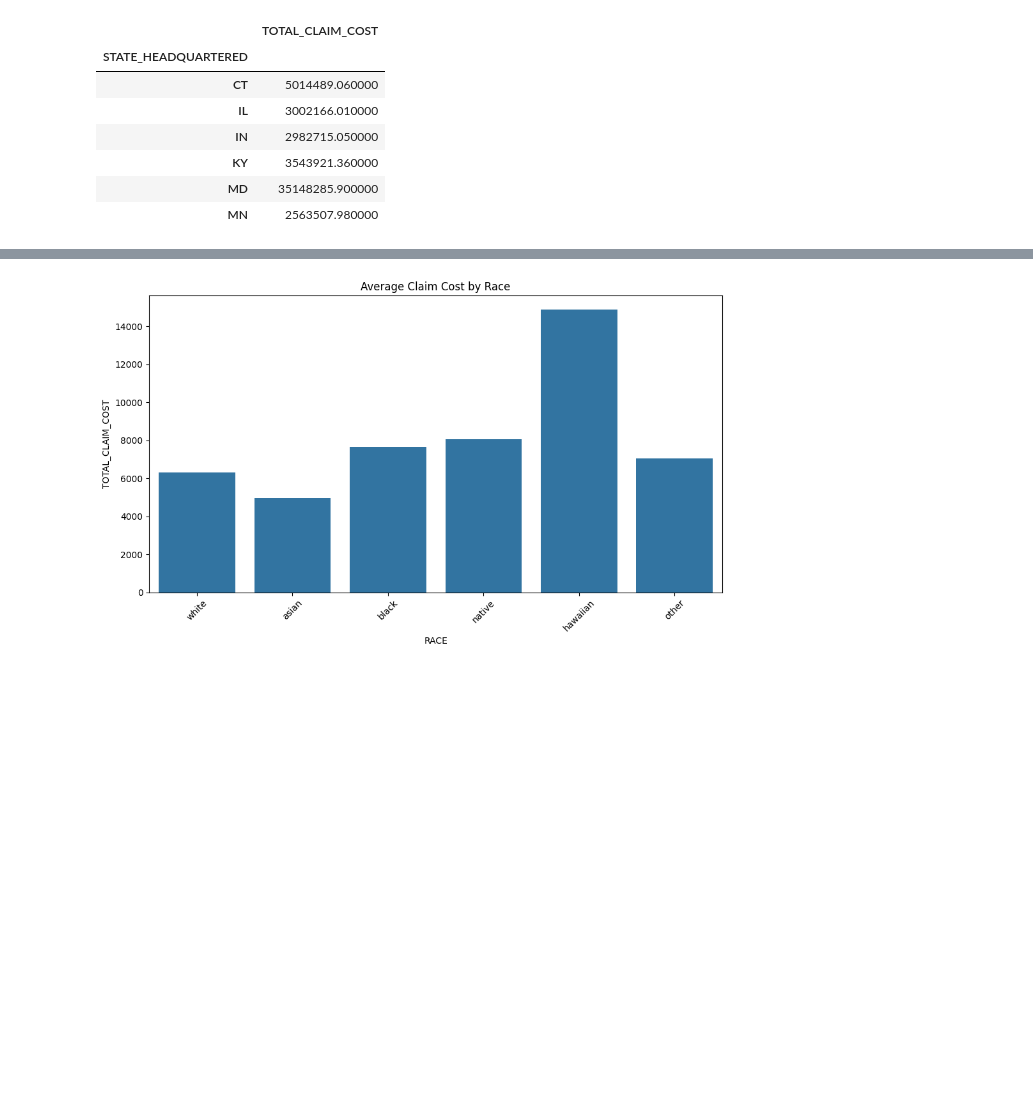
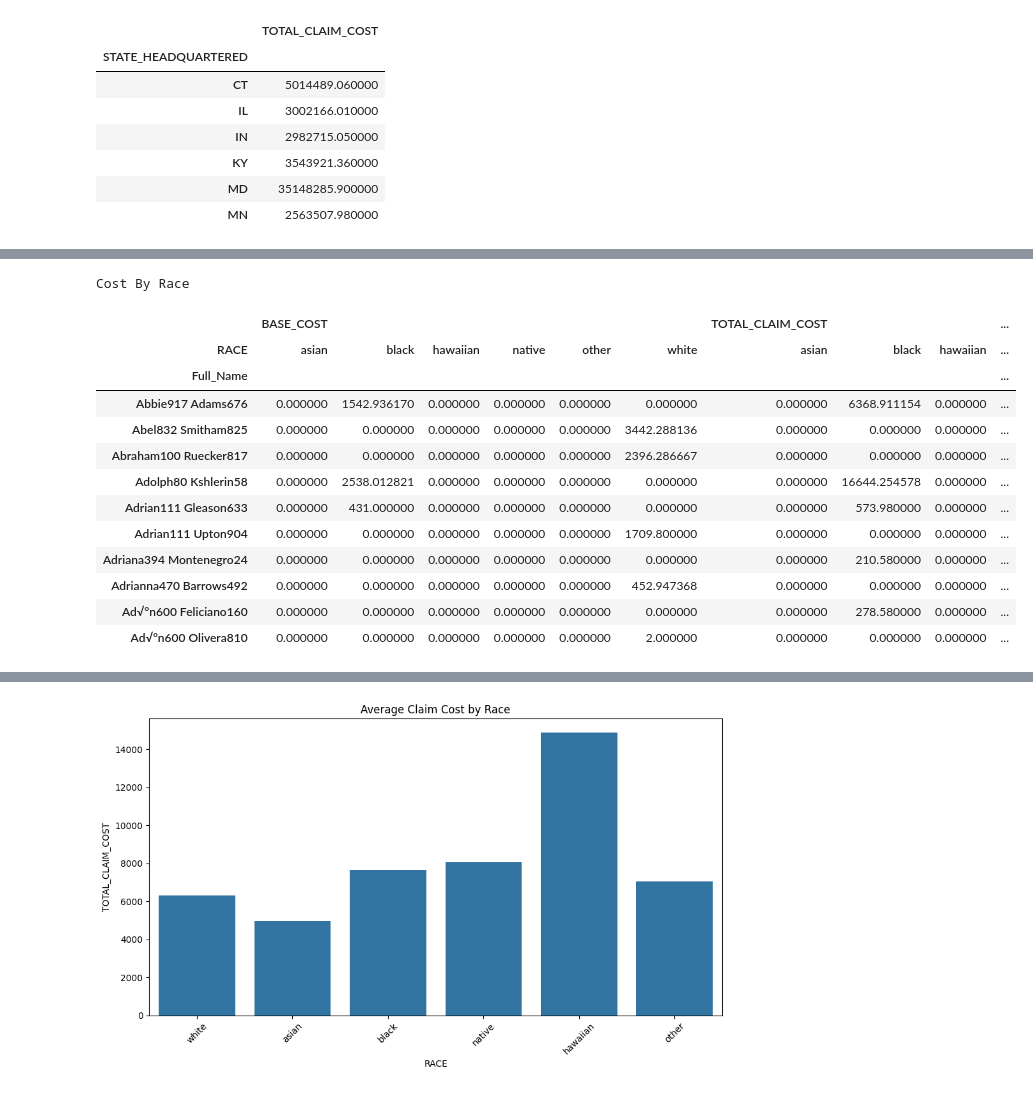
Before and after one commit to DeepakPandey1287/Health-Care-Data-analysis, a Jupyter notebook: Heath care .ipynb, the cells around one changed output, grey strips where cells are left out. Cells and saved outputs as stored; diff of their text form; code cells hidden in the pictures; blank space fills up the shorter version.

```diff
--- a/Heath care .ipynb
+++ b/Heath care .ipynb
@@ -830,8 +763,10 @@ Data=pd.pivot_table(
     columns="RACE",
     aggfunc="mean",
     fill_value=0)
+Data_subset = Data.head(10)
 
-Data_styled=Data.style.background_gradient(cmap='vanimo',axis=1).set_caption("Cost By Race")
+Data_styled = Data_subset.style.background_gradient(cmap='viridis', axis=1) \
+                              .set_caption("Cost By Race")
 
 Data_styled
 # %% [output]
@@ -839,3 +773,17 @@ Data_styled
+Cost By Race
+|  | BASE_COST |  |  |  |  |  | TOTAL_CLAIM_COST |  |  | ... |
+| RACE | asian | black | hawaiian | native | other | white | asian | black | hawaiian | ... |
+| Full_Name |  |  |  |  |  |  |  |  |  | ... |
+| Abbie917 Adams676 | 0.000000 | 1542.936170 | 0.000000 | 0.000000 | 0.000000 | 0.000000 | 0.000000 | 6368.911154 | 0.000000 | ... |
+| Abel832 Smitham825 | 0.000000 | 0.000000 | 0.000000 | 0.000000 | 0.000000 | 3442.288136 | 0.000000 | 0.000000 | 0.000000 | ... |
+| Abraham100 Ruecker817 | 0.000000 | 0.000000 | 0.000000 | 0.000000 | 0.000000 | 2396.286667 | 0.000000 | 0.000000 | 0.000000 | ... |
+| Adolph80 Kshlerin58 | 0.000000 | 2538.012821 | 0.000000 | 0.000000 | 0.000000 | 0.000000 | 0.000000 | 16644.254578 | 0.000000 | ... |
+| Adrian111 Gleason633 | 0.000000 | 431.000000 | 0.000000 | 0.000000 | 0.000000 | 0.000000 | 0.000000 | 573.980000 | 0.000000 | ... |
+| Adrian111 Upton904 | 0.000000 | 0.000000 | 0.000000 | 0.000000 | 0.000000 | 1709.800000 | 0.000000 | 0.000000 | 0.000000 | ... |
+| Adriana394 Montenegro24 | 0.000000 | 0.000000 | 0.000000 | 0.000000 | 0.000000 | 0.000000 | 0.000000 | 210.580000 | 0.000000 | ... |
+| Adrianna470 Barrows492 | 0.000000 | 0.000000 | 0.000000 | 0.000000 | 0.000000 | 452.947368 | 0.000000 | 0.000000 | 0.000000 | ... |
+| Ad√°n600 Feliciano160 | 0.000000 | 0.000000 | 0.000000 | 0.000000 | 0.000000 | 0.000000 | 0.000000 | 278.580000 | 0.000000 | ... |
+| Ad√°n600 Olivera810 | 0.000000 | 0.000000 | 0.000000 | 0.000000 | 0.000000 | 2.000000 | 0.000000 | 0.000000 | 0.000000 | ... |
 # %%
 
 merged_1 = pd.merge(Patients, Encounter, how='left', left_on='Id', right_on='PATIENT')
```
Also changed, not shown: parts of 30 cells of this notebook.
